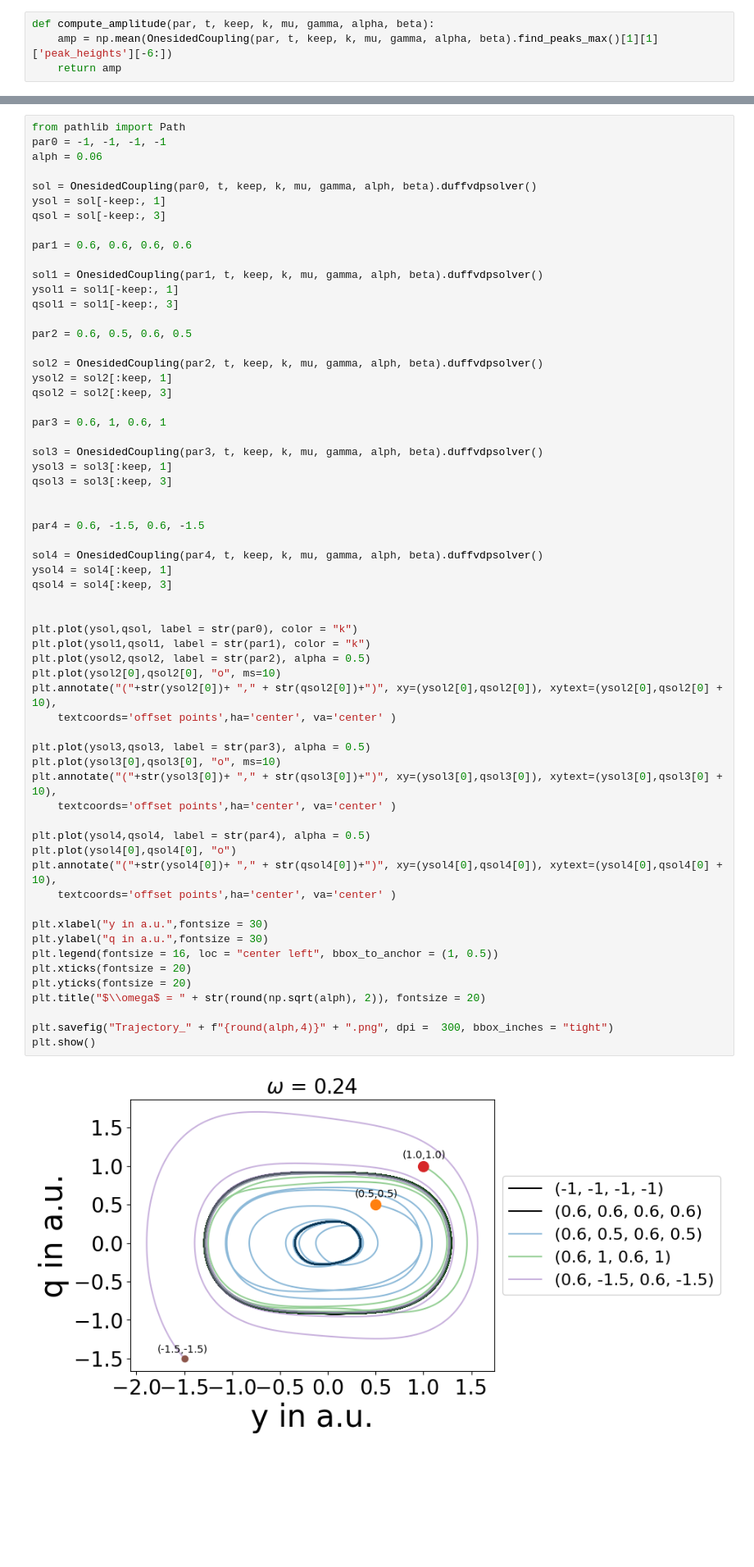
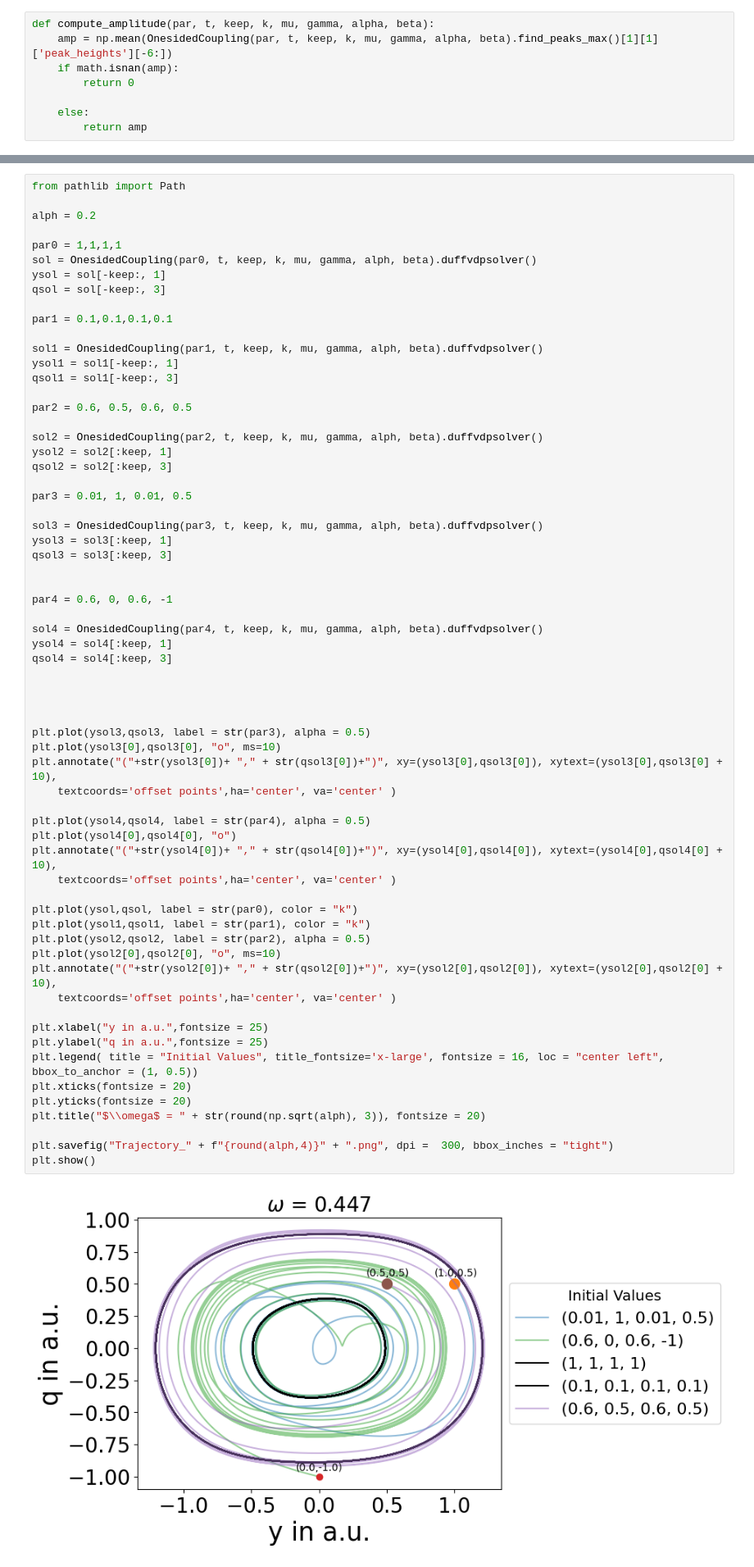
Before and after one commit to huyenanh-nguyen/daniel_model, a Jupyter notebook: ODE/hysterese.ipynb, the cells around one changed output, grey strips where cells are left out. Shown at 82% size. Saved outputs shown, nothing was run; the diff lists cells and outputs as text; blank space fills up the shorter version.

```diff
--- a/ODE/hysterese.ipynb
+++ b/ODE/hysterese.ipynb
@@ -27,7 +27,11 @@ alpha_down = alpha_up[::-1]
 # %%
 def compute_amplitude(par, t, keep, k, mu, gamma, alpha, beta):
     amp = np.mean(OnesidedCoupling(par, t, keep, k, mu, gamma, alpha, beta).find_peaks_max()[1][1]['peak_heights'][-6:])
-    return amp
+    if math.isnan(amp):
+        return 0
+
+    else:
+        return amp
 # %%
 par0 = -0.83424703, -5.20785553, -3.79697456, -7.95828013
 amplitudes_up = []
@@ -310,14 +314,15 @@ plt.show()
 [figure]
 # %%
 from pathlib import Path
-par0 = -1, -1, -1, -1
-alph = 0.06
 
+alph = 0.2
+
+par0 = 1,1,1,1
 sol = OnesidedCoupling(par0, t, keep, k, mu, gamma, alph, beta).duffvdpsolver()
 ysol = sol[-keep:, 1]
 qsol = sol[-keep:, 3]
 
-par1 = 0.6, 0.6, 0.6, 0.6
+par1 = 0.1,0.1,0.1,0.1
 
 sol1 = OnesidedCoupling(par1, t, keep, k, mu, gamma, alph, beta).duffvdpsolver()
 ysol1 = sol1[-keep:, 1]
@@ -329,48 +334,50 @@ sol2 = OnesidedCoupling(par2, t, keep, k, mu, gamma, alph, beta).duffvdpsolver()
 ysol2 = sol2[:keep, 1]
 qsol2 = sol2[:keep, 3]
 
-par3 = 0.6, 1, 0.6, 1
+par3 = 0.01, 1, 0.01, 0.5
 
 sol3 = OnesidedCoupling(par3, t, keep, k, mu, gamma, alph, beta).duffvdpsolver()
 ysol3 = sol3[:keep, 1]
 qsol3 = sol3[:keep, 3]
 
 
-par4 = 0.6, -1.5, 0.6, -1.5
+par4 = 0.6, 0, 0.6, -1
 
 sol4 = OnesidedCoupling(par4, t, keep, k, mu, gamma, alph, beta).duffvdpsolver()
 ysol4 = sol4[:keep, 1]
 qsol4 = sol4[:keep, 3]
 
 
-plt.plot(ysol,qsol, label = str(par0), color = "k")
-plt.plot(ysol1,qsol1, label = str(par1), color = "k")
-plt.plot(ysol2,qsol2, label = str(par2), alpha = 0.5)
-plt.plot(ysol2[0],qsol2[0], "o", ms=10)
-plt.annotate("("+str(ysol2[0])+ "," + str(qsol2[0])+")", xy=(ysol2[0],qsol2[0]), xytext=(ysol2[0],qsol2[0] + 10),
-    textcoords='offset points',ha='center', va='center' )
+
 
 plt.plot(ysol3,qsol3, label = str(par3), alpha = 0.5)
 plt.plot(ysol3[0],qsol3[0], "o", ms=10)
 plt.annotate("("+str(ysol3[0])+ "," + str(qsol3[0])+")", xy=(ysol3[0],qsol3[0]), xytext=(ysol3[0],qsol3[0] + 10),
     textcoords='offset points',ha='center', va='center' )
 
 plt.plot(ysol4,qsol4, label = str(par4), alpha = 0.5)
 plt.plot(ysol4[0],qsol4[0], "o")
 plt.annotate("("+str(ysol4[0])+ "," + str(qsol4[0])+")", xy=(ysol4[0],qsol4[0]), xytext=(ysol4[0],qsol4[0] + 10),
     textcoords='offset points',ha='center', va='center' )
 
-plt.xlabel("y in a.u.",fontsize = 30)
-plt.ylabel("q in a.u.",fontsize = 30)
-plt.legend(fontsize = 16, loc = "center left", bbox_to_anchor = (1, 0.5))
+plt.plot(ysol,qsol, label = str(par0), color = "k")
+plt.plot(ysol1,qsol1, label = str(par1), color = "k")
+plt.plot(ysol2,qsol2, label = str(par2), alpha = 0.5)
+plt.plot(ysol2[0],qsol2[0], "o", ms=10)
+plt.annotate("("+str(ysol2[0])+ "," + str(qsol2[0])+")", xy=(ysol2[0],qsol2[0]), xytext=(ysol2[0],qsol2[0] + 10),
+    textcoords='offset points',ha='center', va='center' )
+
+plt.xlabel("y in a.u.",fontsize = 25)
+plt.ylabel("q in a.u.",fontsize = 25)
+plt.legend( title = "Initial Values", title_fontsize='x-large', fontsize = 16, loc = "center left", bbox_to_anchor = (1, 0.5))
 plt.xticks(fontsize = 20)
 plt.yticks(fontsize = 20)
-plt.title("$\\omega$ = " + str(round(np.sqrt(alph), 2)), fontsize = 20)
+plt.title("$\\omega$ = " + str(round(np.sqrt(alph), 3)), fontsize = 20)
 
 plt.savefig("Trajectory_" + f"{round(alph,4)}" + ".png", dpi =  300, bbox_inches = "tight")
 plt.show()
 # %% [output]
-[figure, old version]
+[figure, new version]
 # %%
 alph = np.linspace(0.05,0.2, 10)
 alph
```
Also changed, not shown: parts of 5 cells of this notebook, 5 other files.
